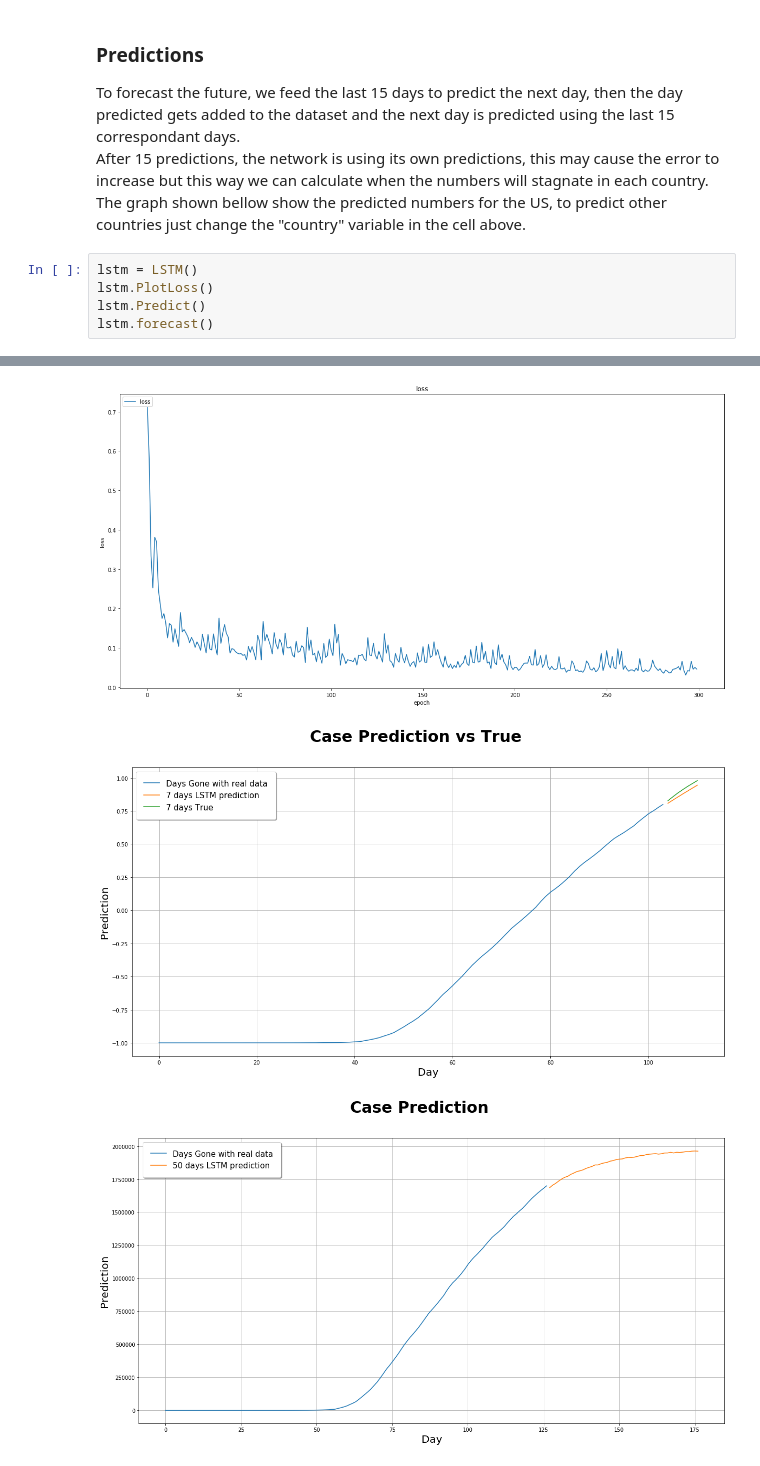
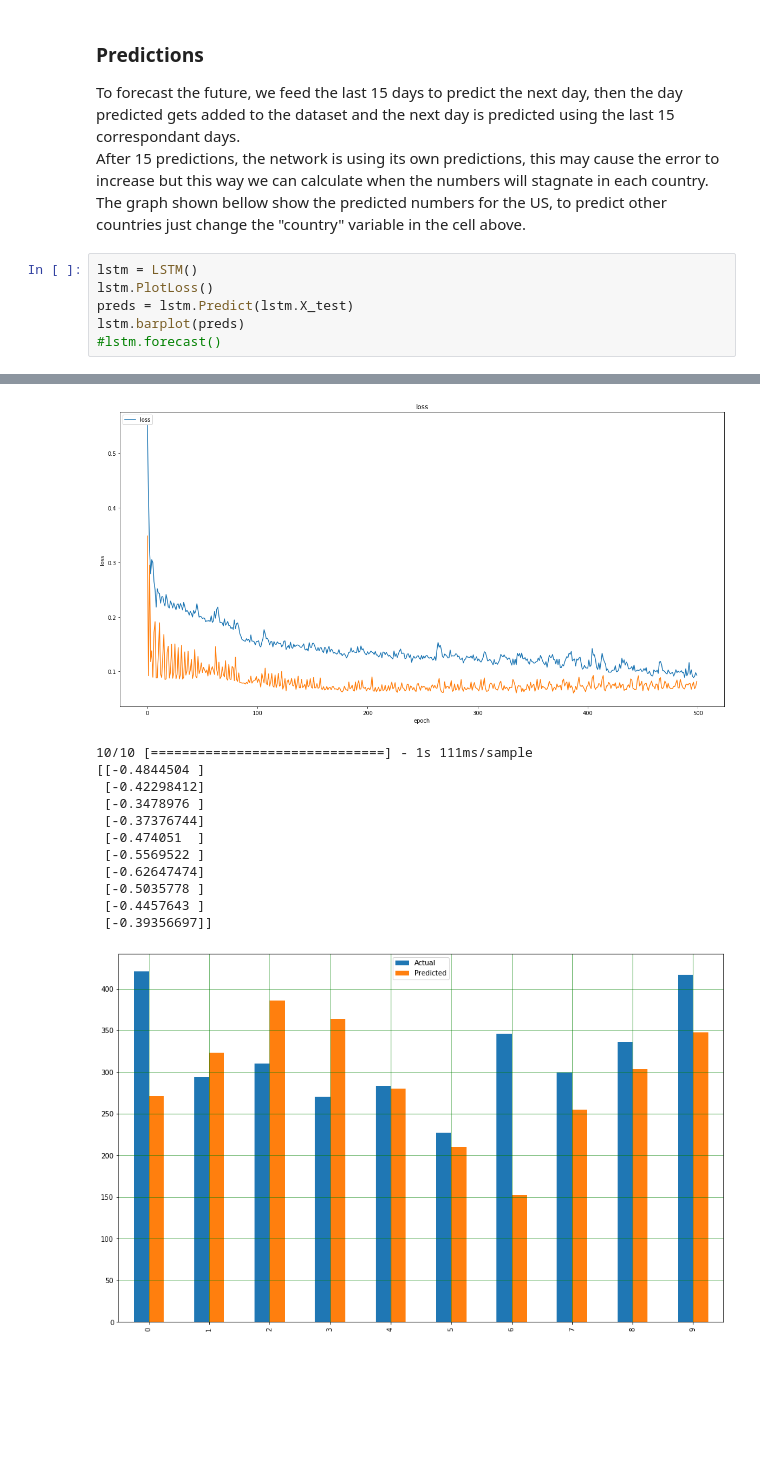
Before and after one commit to jpbsa98/Corona-Virus, a Jupyter notebook: LstmPredictionsNotebook.ipynb, the cells around one changed output, grey strips where cells are left out. Drawn from its saved outputs; the diff is of its cells as text; blank space fills up the shorter version.

Commit message:
Major improvements in LSTM prediction model

```diff
--- a/LstmPredictionsNotebook.ipynb
+++ b/LstmPredictionsNotebook.ipynb
@@ -259,6 +368,7 @@ The graph shown bellow show the predicted numbers for the US, to predict other c
 # %%
 lstm = LSTM()
 lstm.PlotLoss()
-lstm.Predict()
-lstm.forecast()
+preds = lstm.Predict(lstm.X_test)
+lstm.barplot(preds)
+#lstm.forecast()
 # %% [output]
@@ -282,3 +392,13 @@ dict_keys(['loss', 'mae', 'RMSE'])
-[figure, old version]
+[figure, new version]
+10/10 [==============================] - 1s 111ms/sample
+[[-0.4844504 ]
+ [-0.42298412]
+ [-0.3478976 ]
+ [-0.37376744]
+ [-0.474051  ]
+ [-0.5569522 ]
+ [-0.62647474]
+ [-0.5035778 ]
+ [-0.4457643 ]
+ [-0.39356697]]
-[figure, old version]
+[figure, new version]
-[figure, removed]
```
Also changed, not shown: parts of 13 cells of this notebook, 10 other files.
